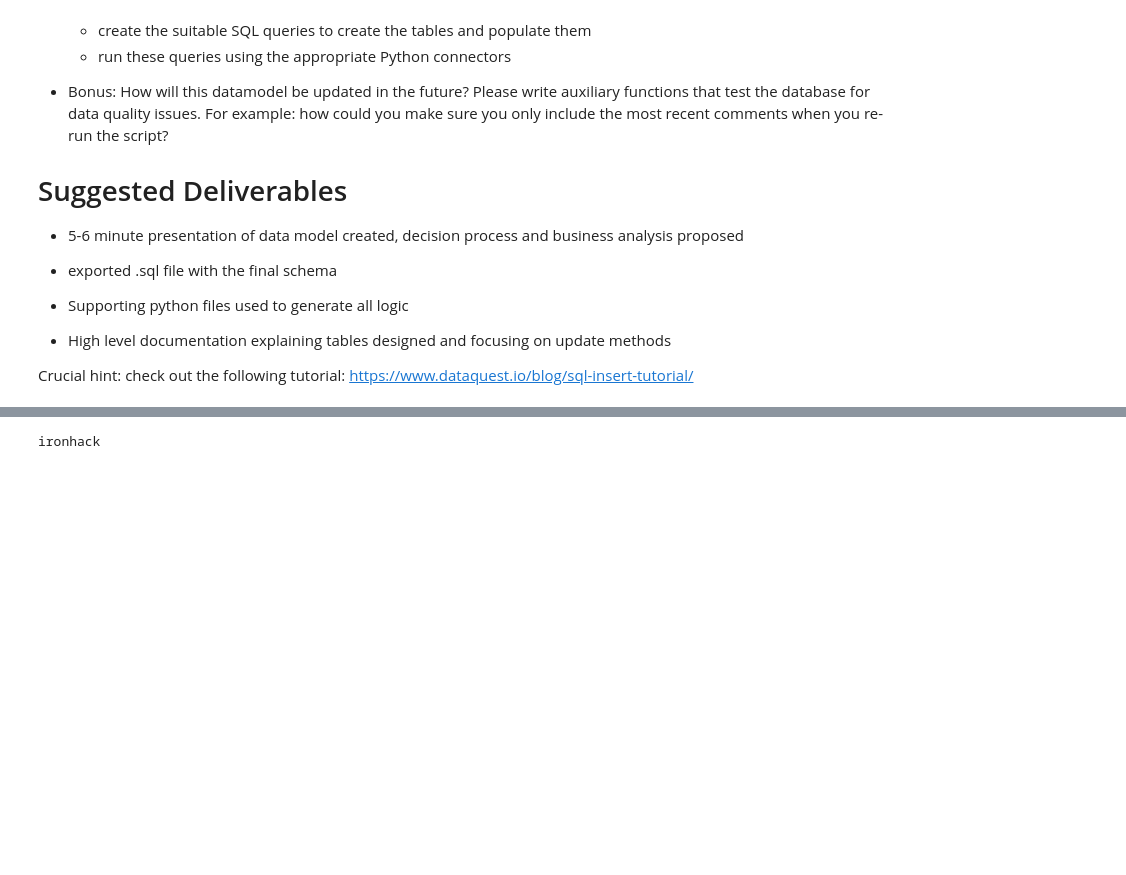
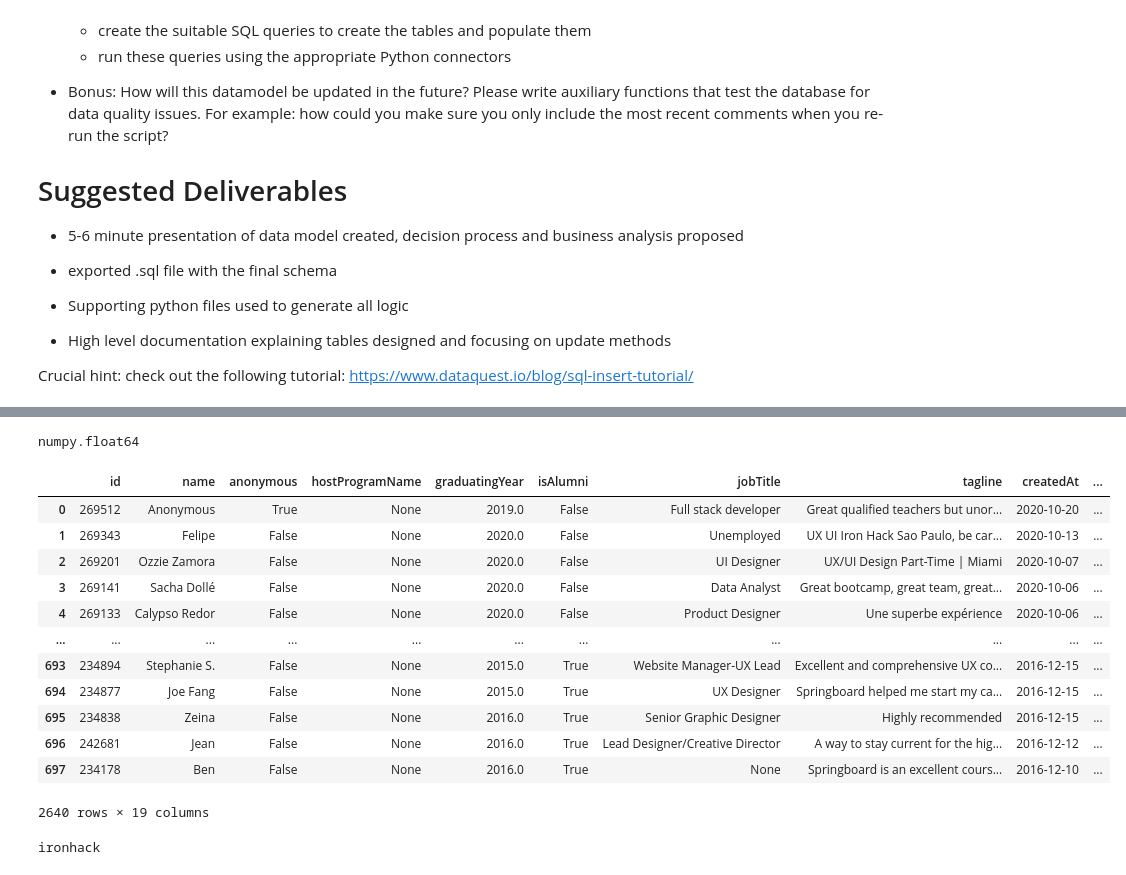
Before and after one commit to diogomaiog/sql-project, a Jupyter notebook: sql_project.ipynb, the cells around one changed output, grey strips where cells are left out. Cells and saved outputs as stored; diff of their text form; code cells hidden in the pictures; blank space fills up the shorter version.

```diff
--- a/sql_project.ipynb
+++ b/sql_project.ipynb
@@ -96,0 +96,32 @@ comments.head()
+# %%
+# Converts strings in createdAt and queryDate to timestamp
+comments['createdAt'] = [datetime.strptime(element, '%m/%d/%Y') for element in comments['createdAt']]
+comments['queryDate'] = [datetime.strptime(element, '%Y-%m-%d') for element in comments['queryDate']]
+comments['overall'] = [float(element) for element in comments['overall']]
+comments['curriculum'] = [float(element) for element in comments['curriculum']]
+comments['jobSupport'] = [float(element) for element in comments['jobSupport']]
+#comments['graduationYear'] = [type(element), '%G') for element in comments['queryDate']]
+#comments.iloc[1,4]
+# %%
+type(comments.iloc[1,4])
+# %% [output]
+numpy.float64
+# %%
+#comments.user.unique()
+# Removes columns without data or that have redundant data
+del comments['body'] # another comulmn (review_body) has the same content, without the html tags
+comments
+# %% [output]
+|  | id | name | anonymous | hostProgramName | graduatingYear | isAlumni | jobTitle | tagline | createdAt | ... |
+| 0 | 269512 | Anonymous | True | None | 2019.0 | False | Full stack developer | Great qualified teachers but unor... | 2020-10-20 | ... |
+| 1 | 269343 | Felipe | False | None | 2020.0 | False | Unemployed | UX UI Iron Hack Sao Paulo, be car... | 2020-10-13 | ... |
+| 2 | 269201 | Ozzie Zamora | False | None | 2020.0 | False | UI Designer | UX/UI Design Part-Time | Miami | 2020-10-07 | ... |
+| 3 | 269141 | Sacha Dollé | False | None | 2020.0 | False | Data Analyst | Great bootcamp, great team, great... | 2020-10-06 | ... |
+| 4 | 269133 | Calypso Redor | False | None | 2020.0 | False | Product Designer | Une superbe expérience | 2020-10-06 | ... |
+| ... | ... | ... | ... | ... | ... | ... | ... | ... | ... | ... |
+| 693 | 234894 | Stephanie S. | False | None | 2015.0 | True | Website Manager-UX Lead | Excellent and comprehensive UX co... | 2016-12-15 | ... |
+| 694 | 234877 | Joe Fang | False | None | 2015.0 | True | UX Designer | Springboard helped me start my ca... | 2016-12-15 | ... |
+| 695 | 234838 | Zeina | False | None | 2016.0 | True | Senior Graphic Designer | Highly recommended | 2016-12-15 | ... |
+| 696 | 242681 | Jean | False | None | 2016.0 | True | Lead Designer/Creative Director | A way to stay current for the hig... | 2016-12-12 | ... |
+| 697 | 234178 | Ben | False | None | 2016.0 | True | None | Springboard is an excellent cours... | 2016-12-10 | ... |
+2640 rows × 19 columns
```
Also changed, not shown: parts of 10 cells of this notebook.
